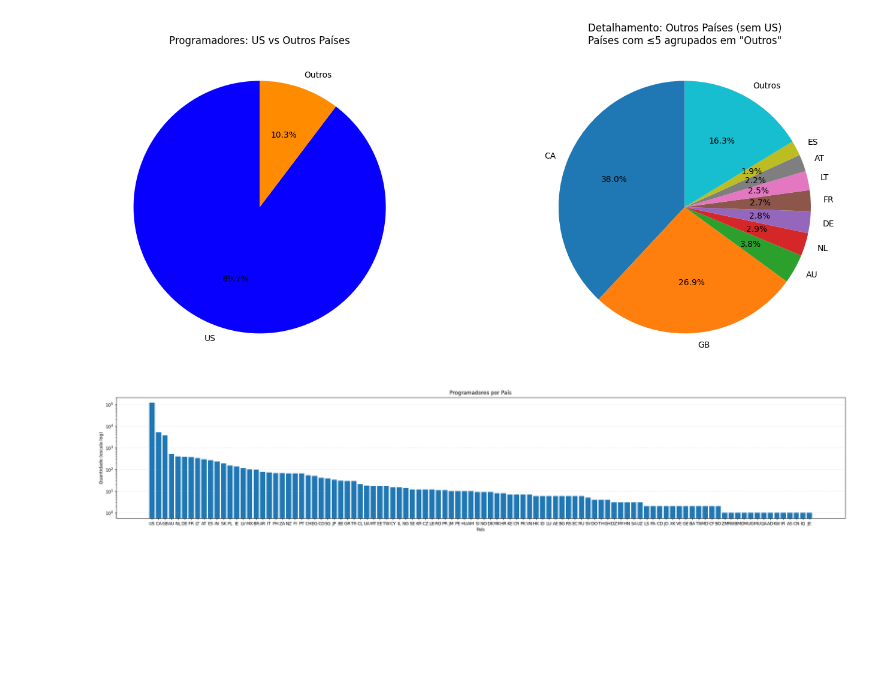
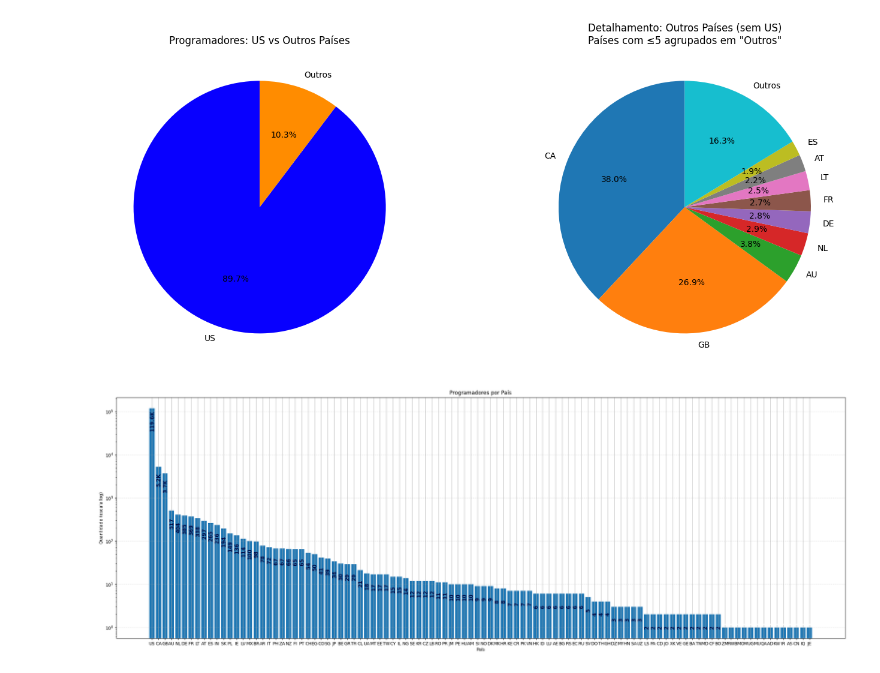
Before and after one commit to oDaniel728/alura-imersao-dados, a Jupyter notebook: aula3/atividade.ipynb, the cells around one changed output. Drawn from its saved outputs; the diff is of its cells as text; code cells hidden in the pictures; blank space fills up the shorter version.

```diff
--- a/aula3/atividade.ipynb
+++ b/aula3/atividade.ipynb
@@ -53,16 +53,44 @@ plt.show()
 <Figure size 1000x500 with 0 Axes>
 [figure]
 # %%
-plt.figure(figsize=(30, 5))
+plt.figure(figsize=(30, 10))
 
-plt.bar(paises.keys(), paises.values())
-plt.yscale('log')  # Escala logarítmica
+def formatar_numero(n):
+    """Converte número para notação simulator"""
+    if n >= 1_000_000_000:
+        return f'{n/1_000_000_000:.1f}B'
+    elif n >= 1_000_000:
+        return f'{n/1_000_000:.1f}M'
+    elif n >= 1_000:
+        return f'{n/1_000:.1f}K'
+    else:
+        return str(int(n))
+
+bars = plt.bar(paises.keys(), paises.values())
+plt.yscale('log')
+
+for bar in bars:
+    altura = bar.get_height()
+
+    if altura < 2:
+        col = 'black'
+        va = 'bottom'
+        y_pos = altura * 1.1
+    else:
+        col = "white"
+        va = 'center'
+        y_pos = altura / 2
+
+    plt.text(bar.get_x() + bar.get_width()/1.9, y_pos,
+             formatar_numero(altura),
+             ha='center', va=va, fontsize=12, color=col, fontweight='bold', rotation=90)
 
 plt.xlabel('País')
 plt.ylabel('Quantidade (escala log)')
 plt.title('Programadores por País')
 plt.grid(axis='y', alpha=0.3, linestyle='--')
+plt.grid(True)
 
 plt.show()
 # %% [output]
-[figure, old version]
+[figure, new version]
```
